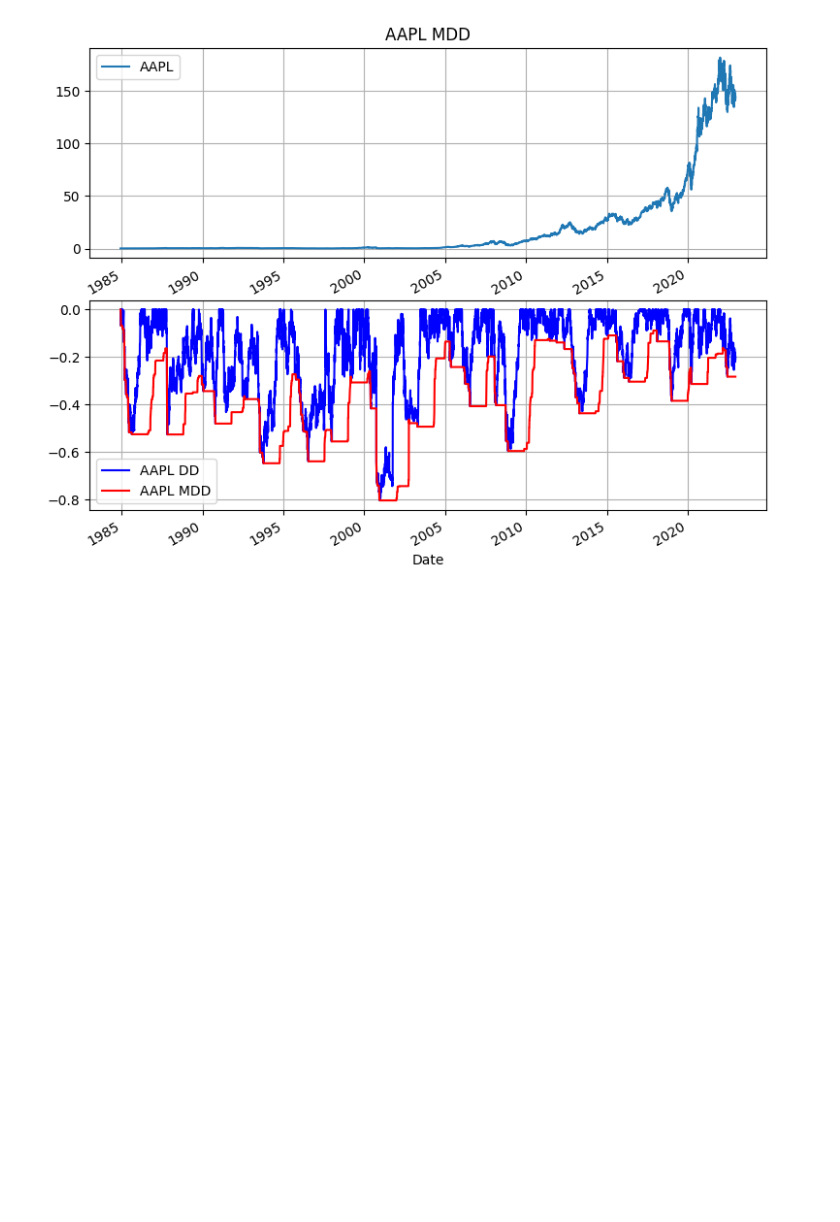
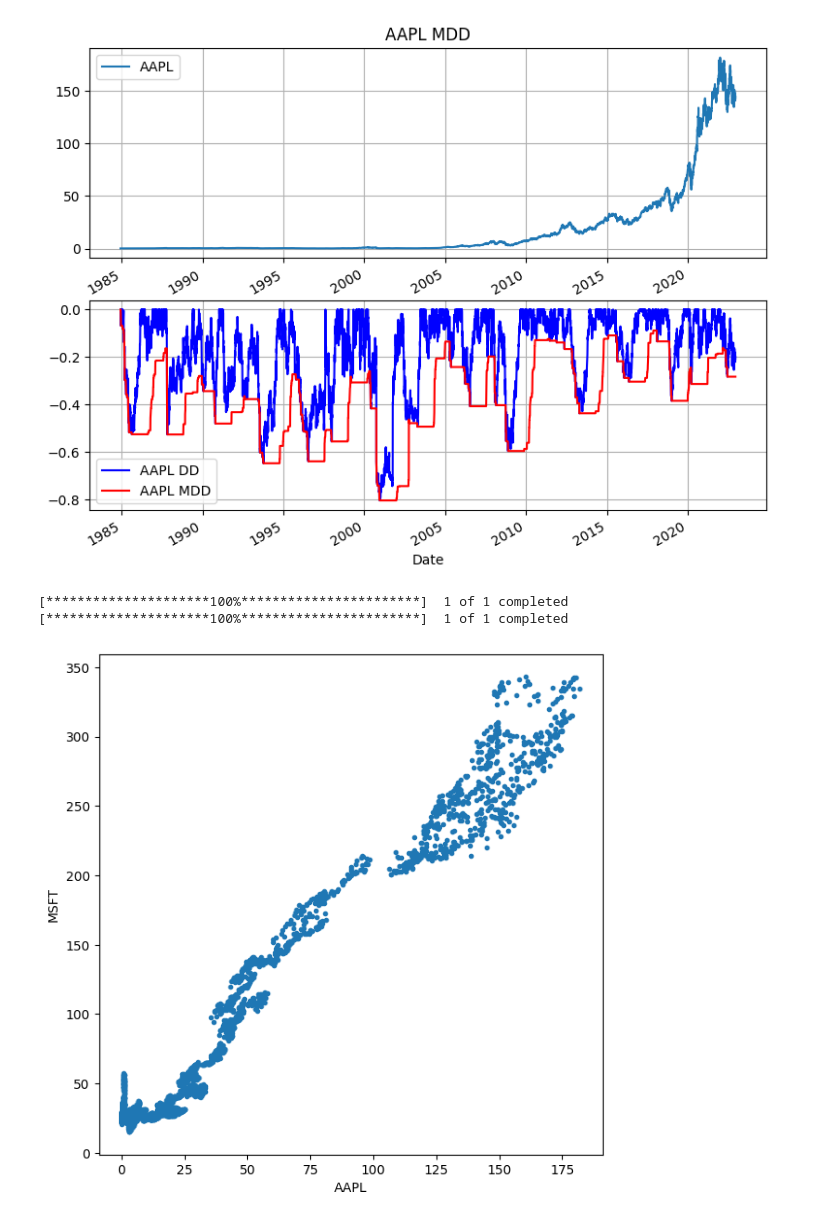
Before and after one commit to taewan2002/stock, a Jupyter notebook: Analysis.ipynb, the cells around one changed output. Drawn from its saved outputs; the diff is of its cells as text; code cells hidden in the pictures; blank space fills up the shorter version.

```diff
--- a/Analysis.ipynb
+++ b/Analysis.ipynb
@@ -56,3 +50,29 @@ plt.show()
 # %% [output]
 [*********************100%***********************]  1 of 1 completed
 [figure]
+# %%
+# scatter plot 산점도 분석
+# 점의 분포가 y=x인 직선 형태에 가까울수록 직접적인 관계가 있다.
+import pandas as pd
+from pandas_datareader import data as pdr
+import yfinance as yf
+yf.pdr_override()
+
+AAPL = pdr.get_data_yahoo("AAPL","2000-01-04")
+MSFT = pdr.get_data_yahoo("MSFT","2000-01-04")
+df = pd.DataFrame({"AAPL": AAPL["Close"], "MSFT": MSFT["Close"]})
+df = df.fillna(method="bfill") # NaN 데이터를 삭제한다
+df = df.fillna(method="ffill") # NaN 데이터를 삭제한다
+
+import matplotlib.pyplot as plt
+plt.figure(figsize=(7,7))
+plt.scatter(df['AAPL'], df['MSFT'], marker='.')
+plt.xlabel("AAPL")
+plt.ylabel("MSFT")
+plt.show()
+
+# 매우 높은 상관관계를 가지는 그래프를 볼 수 있다.
+# %% [output]
+[*********************100%***********************]  1 of 1 completed
+[*********************100%***********************]  1 of 1 completed
+[figure, added]
```
Also changed, not shown: parts of 2 cells of this notebook.
